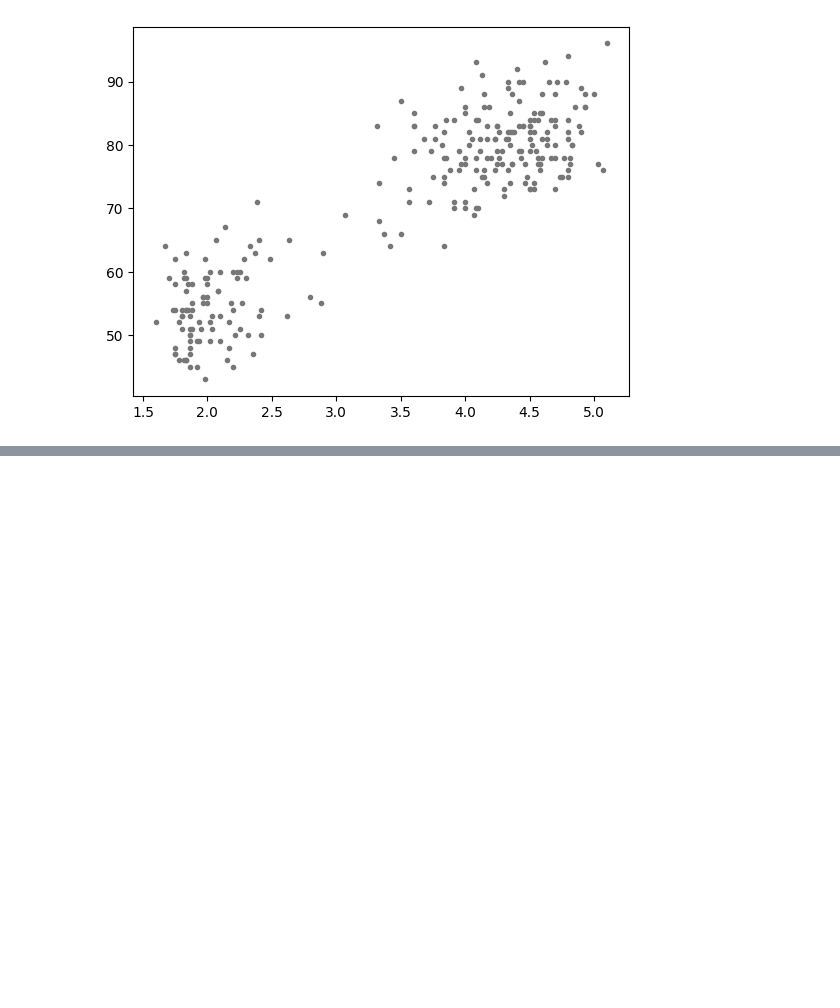
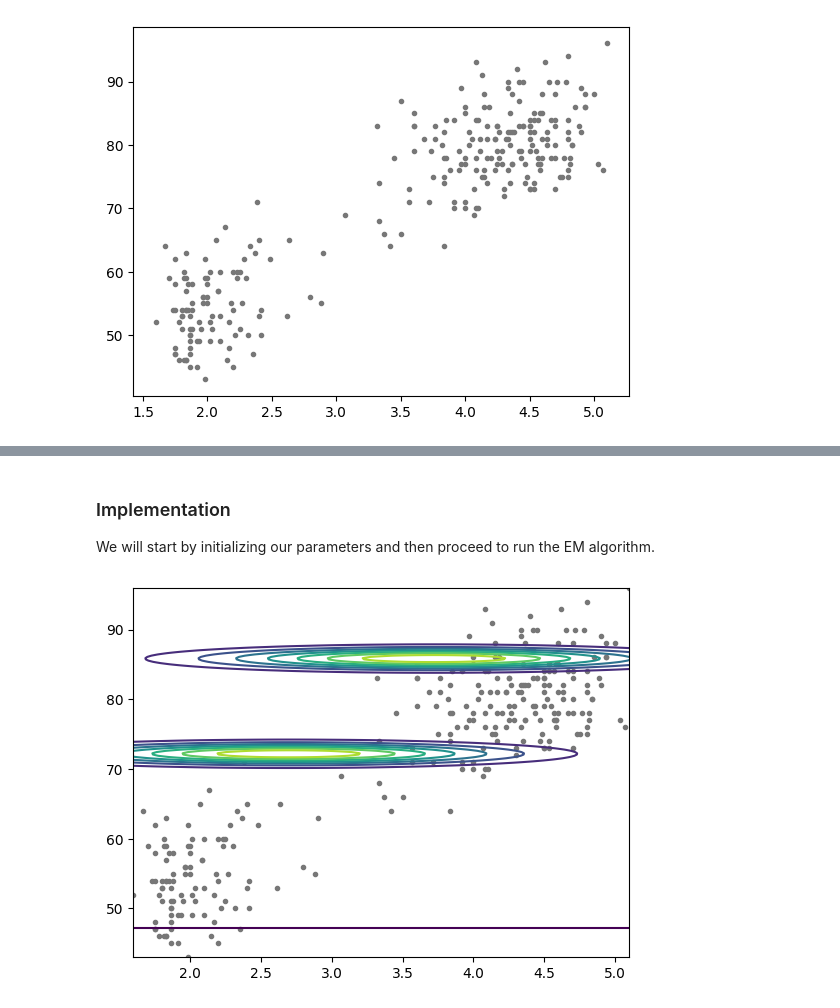
Before and after one commit to quaternio/dealings-in-density-estimation, a Jupyter notebook: DensityEstimation.ipynb, the cells around one changed output, grey strips where cells are left out. Saved outputs shown, nothing was run; the diff lists cells and outputs as text; code cells hidden in the pictures; blank space fills up the shorter version.

Commit message:
Fix plotting functions; build initialization function; stub out EM algorithm

```diff
--- a/DensityEstimation.ipynb
+++ b/DensityEstimation.ipynb
@@ -126,0 +145,54 @@ visualize_data(old_faithful)
+# %% [markdown]
+### Implementation
+
+We will start by initializing our parameters and then proceed to run the EM algorithm.
+# %%
+def initialize_params(k, dataset):
+    """
+    Initialize GMM parameters.
+
+    Args:
+        k (int): A hyperparameter; the number of mixture components that the
+            model specifies.
+
+    Returns:
+        dict: GMM parameters
+    """
+    df = pd.DataFrame(dataset)
+    stats = df.describe()
+
+    x_min, x_max = stats[0]["min"], stats[0]["max"]
+    y_min, y_max = stats[1]["min"], stats[1]["max"]
+
+    x_sample = np.random.uniform(x_min, x_max, k)
+    y_sample = np.random.uniform(y_min, y_max, k)
+
+    mus = [[x_sample[i], y_sample[i]] for i in range(k)]
+    covs = [[[1,0],[0,1]] for i in range(k)]
+    pis = [1./k for i in range(k)]
+
+    return {
+        "mus": mus,
+        "covs": covs,
+        "pis": pis
+    }
+
+def E_step(params, dataset):
+    pass
+
+def M_step(params, dataset, responsibilities):
+    pass
+
+# Define hyperparameter k and initialize parameters
+k = 2
+params = initialize_params(2, old_faithful)
+
+# Run the iterative ML Estimation
+num_iterations = 1
+for i in range(num_iterations):
+    responsibilities = E_step(params, old_faithful)
+    params = M_step(params, old_faithful, responsibilities)
+
+visualize_data_model(old_faithful, params)
+# %% [output]
+[figure, added]
```
Also changed, not shown: parts of 2 cells of this notebook.
